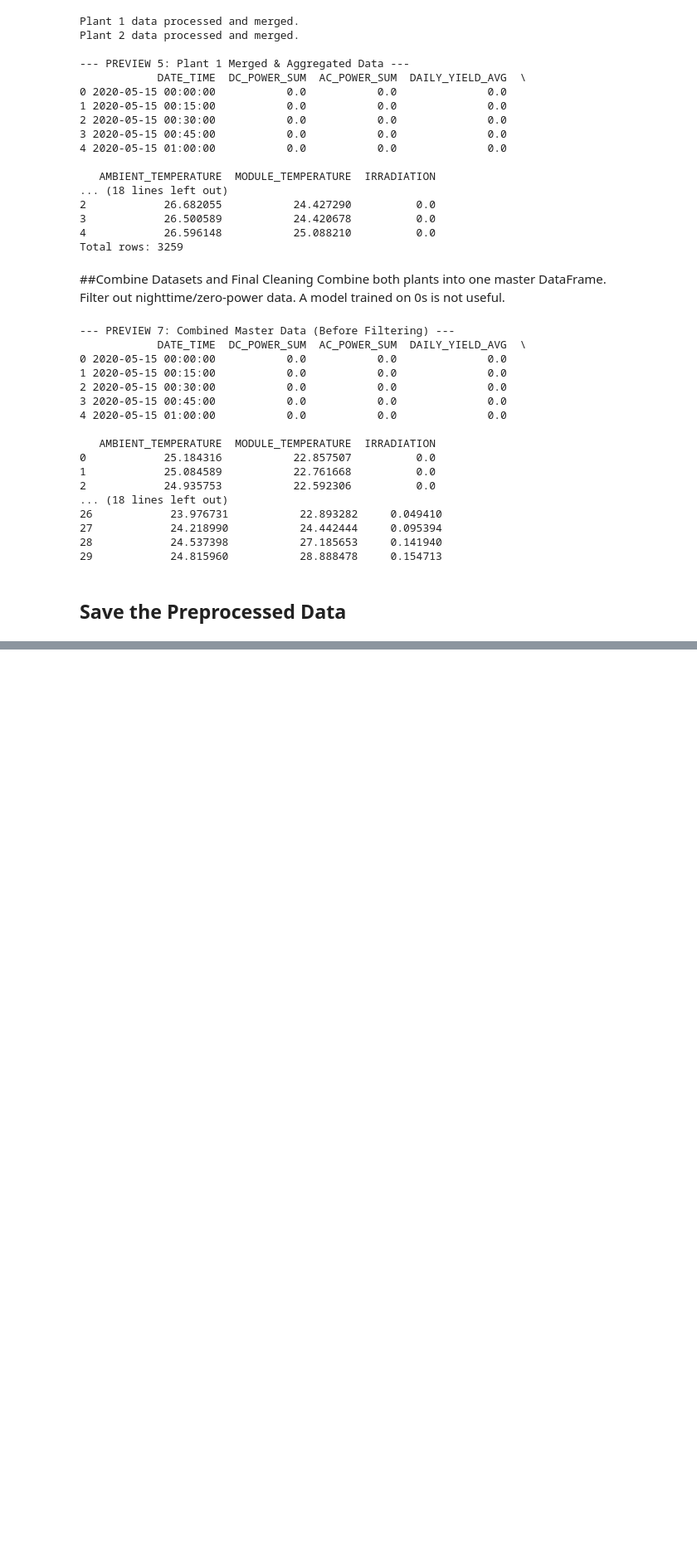
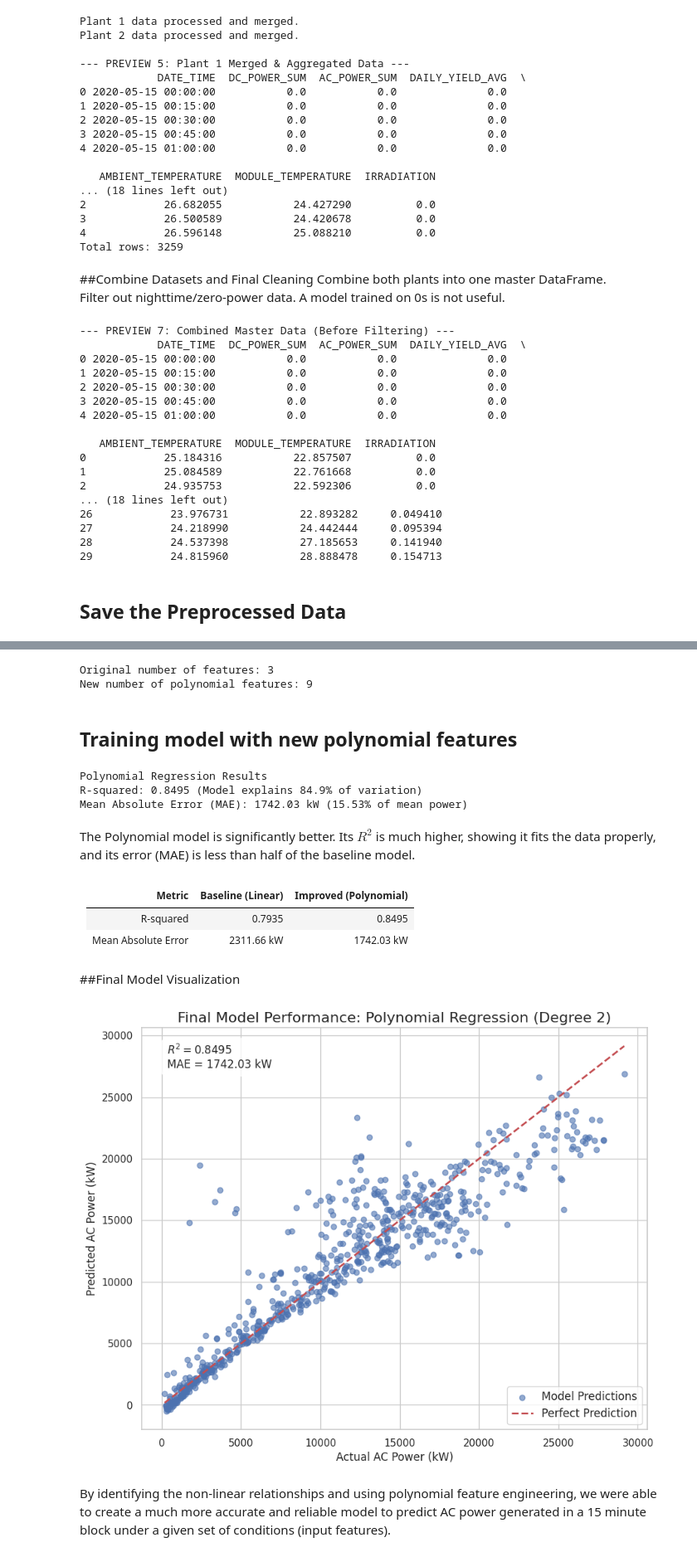
Before and after one commit to imsubhani/Solar-Power-Generation-Predictor, a Jupyter notebook: notebooks/solar_power_prediction.ipynb, the cells around one changed output, grey strips where cells are left out. Shown at 83% size. Cells and saved outputs as stored; diff of their text form; code cells hidden in the pictures; blank space fills up the shorter version.

```diff
--- a/notebooks/solar_power_prediction.ipynb
+++ b/notebooks/solar_power_prediction.ipynb
@@ -163,0 +259,64 @@ df_daytime.to_csv(preprocessed_file, index=False)
+# %%
+poly = PolynomialFeatures(degree=2, include_bias=False)
+X_train_poly = poly.fit_transform(X_train_scaled)
+X_test_poly = poly.transform(X_test_scaled)
+
+print(f"Original number of features: {X_train_scaled.shape[1]}")
+print(f"New number of polynomial features: {X_train_poly.shape[1]}")
+# %% [output]
+Original number of features: 3
+New number of polynomial features: 9
+# %% [markdown]
+## Training model with new polynomial features
+# %%
+# Improved Model
+model_poly = LinearRegression()
+model_poly.fit(X_train_poly, y_train)
+
+# Model Evaluation
+y_pred_poly = model_poly.predict(X_test_poly)
+r2_poly = r2_score(y_test, y_pred_poly)
+mae_poly = mean_absolute_error(y_test, y_pred_poly)
+error_percent_poly = (mae_poly / y_mean) * 100
+
+print("Polynomial Regression Results")
+print(f"R-squared: {r2_poly:.4f} (Model explains {r2_poly*100:.1f}% of variation)")
+print(f"Mean Absolute Error (MAE): {mae_poly:.2f} kW ({error_percent_poly:.2f}% of mean power)")
+# %% [output]
+Polynomial Regression Results
+R-squared: 0.8495 (Model explains 84.9% of variation)
+Mean Absolute Error (MAE): 1742.03 kW (15.53% of mean power)
+# %% [markdown]
+The Polynomial model is significantly better. Its $R^2$ is much higher, showing it fits the data properly, and its error (MAE) is less than half of the baseline model.
+# %% [markdown]
+Metric              | Baseline (Linear) | Improved (Polynomial)
+--------------------|-------------------|----------------------
+R-squared           | 0.7935            | 0.8495
+Mean Absolute Error | 2311.66 kW        | 1742.03 kW
+# %% [markdown]
+##Final Model Visualization
+# %%
+# Actual vs. Predicted
+
+plt.figure(figsize=(10, 8))
+
+plt.scatter(y_test, y_pred_poly, alpha=0.6, label='Model Predictions')
+
+plt.plot([y_test.min(), y_test.max()], [y_test.min(), y_test.max()], 'r--', lw=2, label='Perfect Prediction')
+
+plt.title(f'Final Model Performance: Polynomial Regression (Degree 2)', fontsize=16)
+plt.xlabel('Actual AC Power (kW)', fontsize=12)
+plt.ylabel('Predicted AC Power (kW)', fontsize=12)
+plt.legend(fontsize=12)
+plt.grid(True)
+
+plt.text(0.05, 0.9, f'$R^2 = {r2_poly:.4f}$\nMAE = {mae_poly:.2f} kW',
+         transform=plt.gca().transAxes, fontsize=12,
+         bbox=dict(boxstyle='round,pad=0.5', fc='white', alpha=0.8))
+
+plt.savefig('final_model_performance.png')
+plt.show()
+# %% [output]
+[figure, added]
+# %% [markdown]
+By identifying the non-linear relationships and using polynomial feature engineering, we were able to create a much more accurate and reliable model to predict AC power generated in a 15 minute block under a given set of conditions (input features).
```
Also changed, not shown: parts of 13 cells of this notebook.
